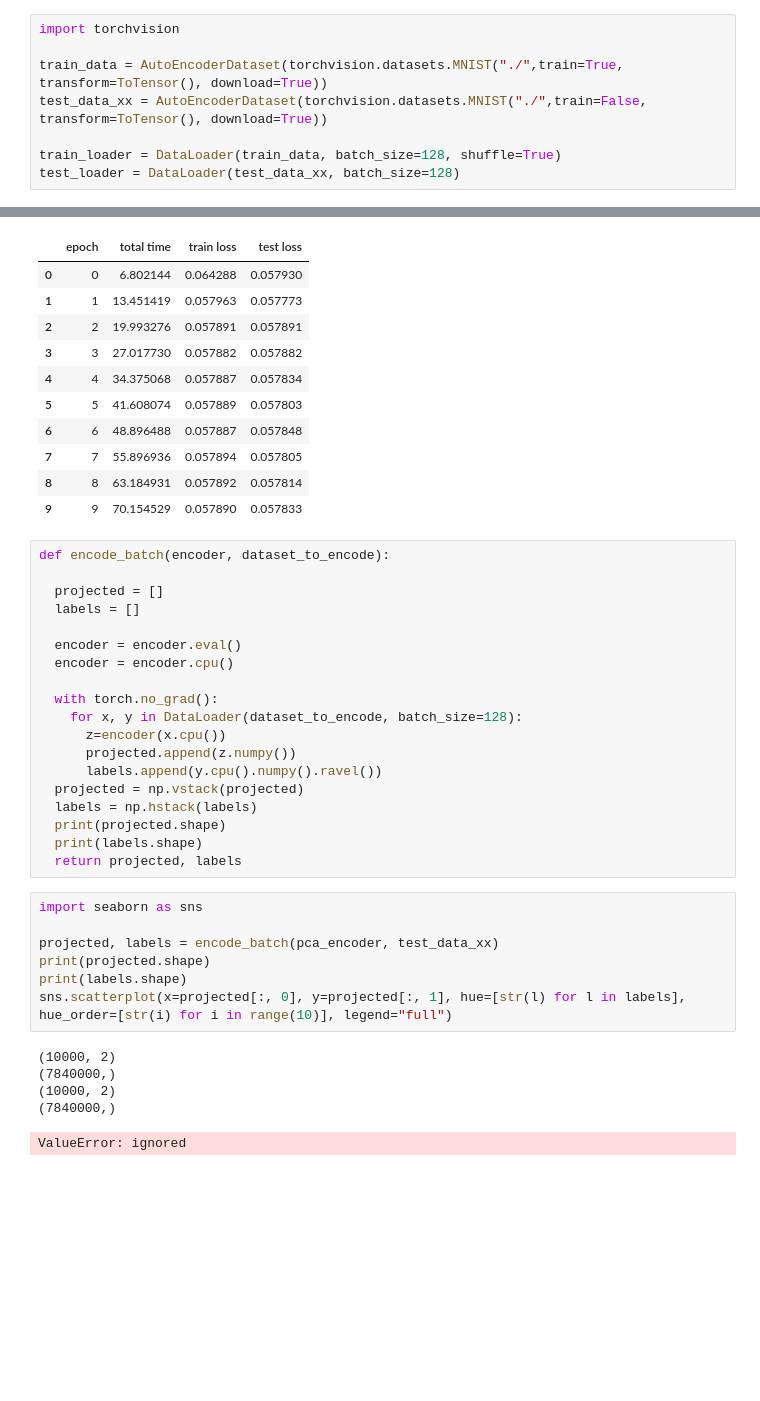
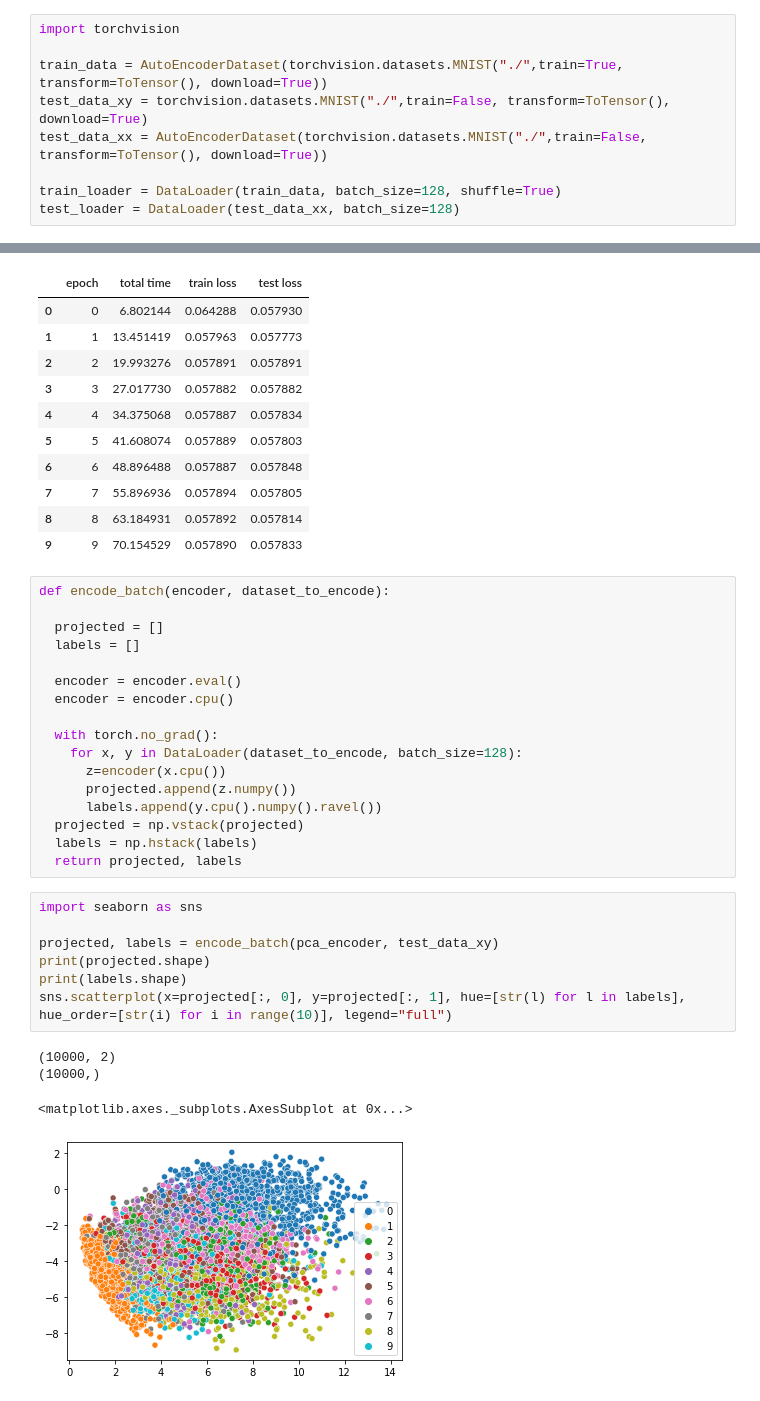
Before and after one commit to narendra974/insidedeeplearning, a Jupyter notebook: AutoEncoding.ipynb, the cells around one changed output, grey strips where cells are left out. Cells and saved outputs as stored; diff of their text form; blank space fills up the shorter version.

```diff
--- a/AutoEncoding.ipynb
+++ b/AutoEncoding.ipynb
@@ -323,6 +323,7 @@ class AutoEncoderDataset(Dataset):
 import torchvision
 
 train_data = AutoEncoderDataset(torchvision.datasets.MNIST("./",train=True, transform=ToTensor(), download=True))
+test_data_xy = torchvision.datasets.MNIST("./",train=False, transform=ToTensor(), download=True)
 test_data_xx = AutoEncoderDataset(torchvision.datasets.MNIST("./",train=False, transform=ToTensor(), download=True))
 
 train_loader = DataLoader(train_data, batch_size=128, shuffle=True)
@@ -357,19 +358,16 @@ def encode_batch(encoder, dataset_to_encode):
       labels.append(y.cpu().numpy().ravel())
   projected = np.vstack(projected)
   labels = np.hstack(labels)
-  print(projected.shape)
-  print(labels.shape)
   return projected, labels
 # %%
 import seaborn as sns
 
-projected, labels = encode_batch(pca_encoder, test_data_xx)
+projected, labels = encode_batch(pca_encoder, test_data_xy)
 print(projected.shape)
 print(labels.shape)
 sns.scatterplot(x=projected[:, 0], y=projected[:, 1], hue=[str(l) for l in labels], hue_order=[str(i) for i in range(10)], legend="full")
 # %% [output]
 (10000, 2)
-(7840000,)
-(10000, 2)
-(7840000,)
+(10000,)
-ValueError: ignored
+<matplotlib.axes._subplots.AxesSubplot at 0x...>
+[figure, added]
```
Also changed, not shown: parts of 2 cells of this notebook.
